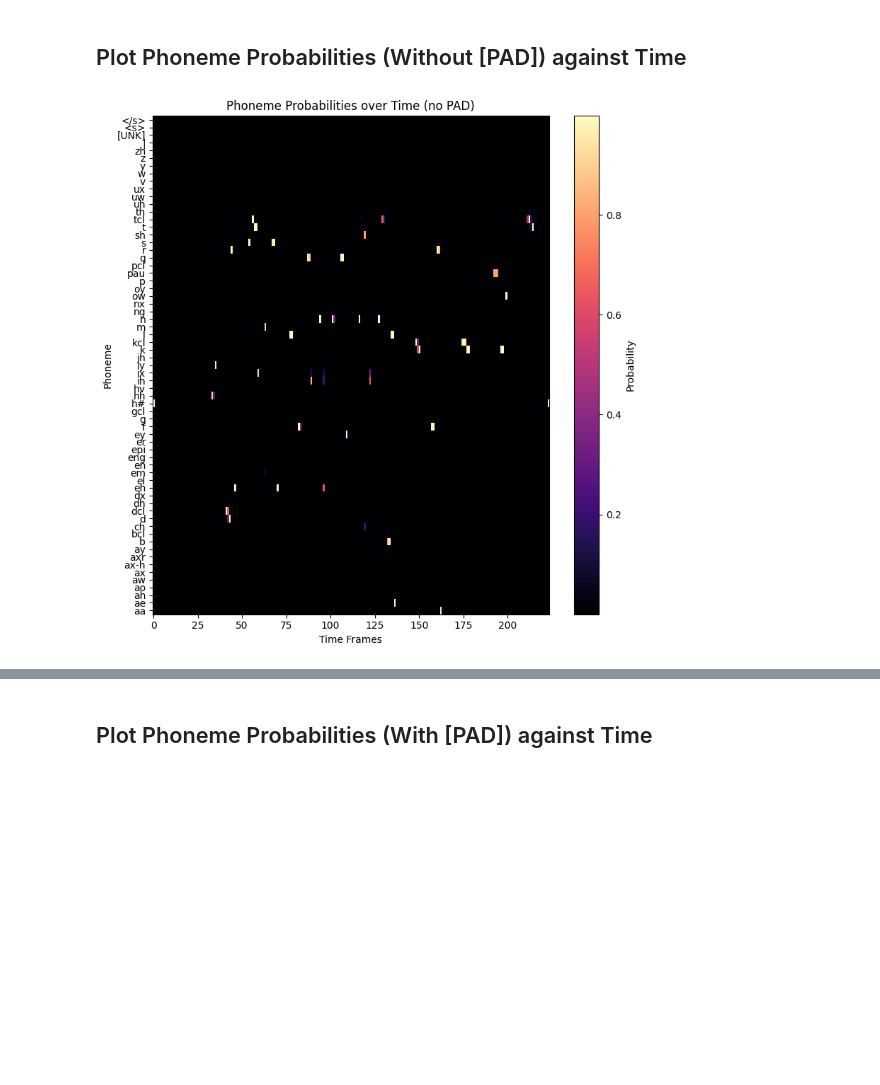
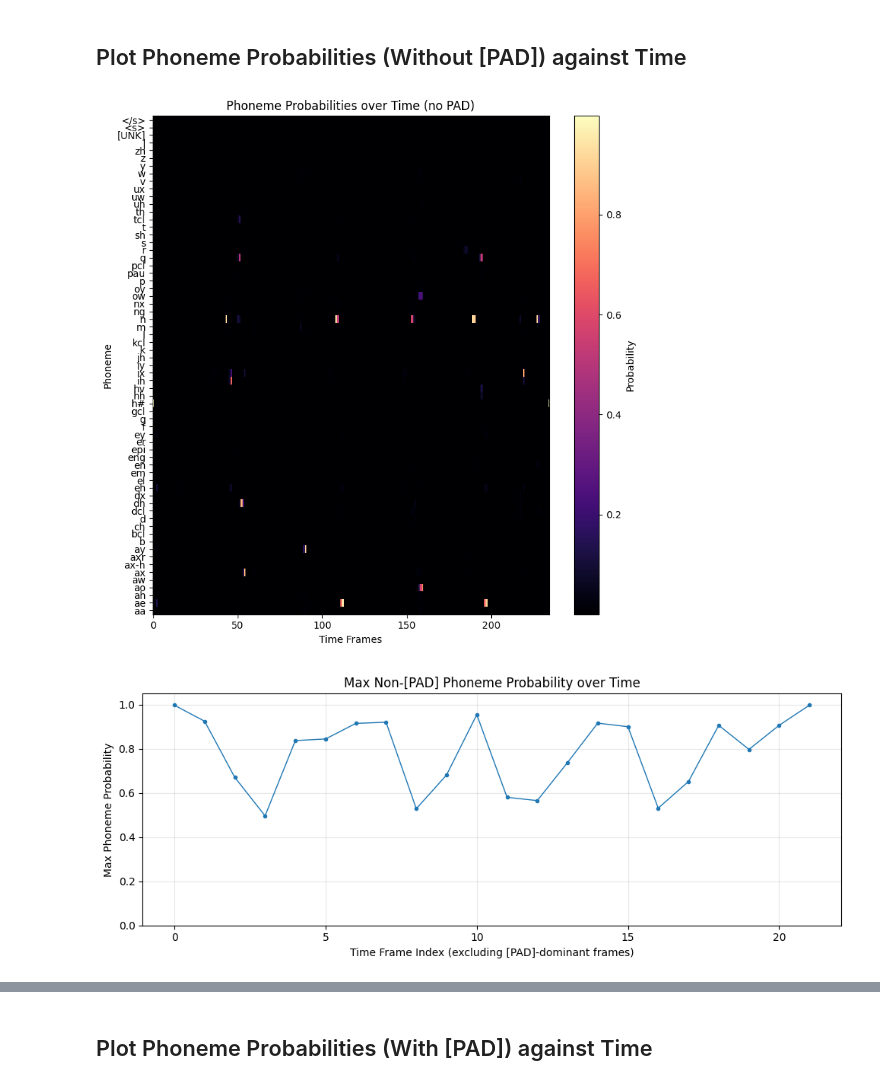
Before and after one commit to LeQi008/dysarthria-mtl, a Jupyter notebook: phonemes/phoneme_exploration.ipynb, the cells around one changed output, grey strips where cells are left out. Saved outputs shown, nothing was run; the diff lists cells and outputs as text; code cells hidden in the pictures; blank space fills up the shorter version.

```diff
--- a/phonemes/phoneme_exploration.ipynb
+++ b/phonemes/phoneme_exploration.ipynb
@@ -16,8 +16,8 @@ torchaudio.set_audio_backend("soundfile")
 
 ## Dysarthric Speech
 # He dresses himself in an ancient black frock coat.
-# audio_path = r"E:\speech_data\M\M02\Session1\wav_headMic\0044.wav"
-audio_path = r"C:\Users\amoph\Desktop\speech_therapy\torgo_dataset\M\M02\Session1\wav_headMic\0044.wav"
+audio_path = r"E:\speech_data\M\M02\Session1\wav_headMic\0044.wav"
+# audio_path = r"C:\Users\amoph\Desktop\speech_therapy\torgo_dataset\M\M02\Session1\wav_headMic\0044.wav"
 waveform, sample_rate = torchaudio.load(audio_path)
 waveform = torchaudio.functional.resample(waveform, sample_rate, 16000)  # most models use 16kHz
 # %% [markdown]
@@ -108,30 +108,71 @@ plot_waveform_with_phonemes(waveform, sample_rate, filtered_phonemes, len(filter
 # %%
 # ==== Plot 2: Phoneme heatmap over time ==== # Without [PAD]
 def plot_phoneme_heatmap(probs, id2phoneme, pad_token="[PAD]"):
     import numpy as np
 
     # Convert tensor to numpy
     probs_np = probs[0].cpu().numpy().T  # Shape: (vocab_size, T)
 
     # Map IDs to phoneme labels
     phoneme_list_full = [id2phoneme[i] for i in range(probs_np.shape[0])]
 
     # Filter out pad token
     keep_indices = [i for i, p in enumerate(phoneme_list_full) if p != pad_token] # Maybe can change this to fit what method 1 is doing
     probs_filtered = probs_np[keep_indices, :]
     phoneme_list = [phoneme_list_full[i] for i in keep_indices]
 
     # Plot
     plt.figure(figsize=(8, 8))
     plt.imshow(probs_filtered, aspect='auto', origin='lower', cmap='magma', interpolation='nearest')
     plt.yticks(ticks=range(len(phoneme_list)), labels=phoneme_list)
     plt.colorbar(label='Probability')
     plt.xlabel("Time Frames")
     plt.ylabel("Phoneme")
     plt.title("Phoneme Probabilities over Time (no PAD)")
     plt.tight_layout()
     plt.show()
 
+def plot_max_phoneme_prob_over_time(probs, id2phoneme, pad_token="[PAD]"):
+    import torch
+    import matplotlib.pyplot as plt
+
+    # Get PAD token ID
+    pad_id = None
+    for idx, phoneme in id2phoneme.items():
+        if phoneme == pad_token:
+            pad_id = idx
+            break
+    if pad_id is None:
+        raise ValueError(f"'{pad_token}' not found in id2phoneme mapping.")
+
+    # Clone and mask out [PAD] probabilities
+    probs_no_pad = probs.clone()
+    probs_no_pad[..., pad_id] = 0.0  # Set [PAD] prob to 0
+
+    # Get max probs across vocab
+    max_probs = probs_no_pad.max(dim=-1).values.squeeze()  # shape: (T,)
+
+    # Mask out frames where [PAD] was the top prediction originally
+    pad_was_top = probs.argmax(dim=-1).squeeze() == pad_id
+    max_probs_filtered = max_probs[~pad_was_top]
+
+    # Plot
+    plt.figure(figsize=(10, 4))
+    plt.plot(max_probs_filtered.numpy(), marker='.', linewidth=1)
+    plt.ylim(0, 1.05)
+    plt.xlabel("Time Frame Index (excluding [PAD]-dominant frames)")
+    plt.ylabel("Max Phoneme Probability")
+    plt.title("Max Non-[PAD] Phoneme Probability over Time")
+    plt.grid(True, alpha=0.3)
+    plt.tight_layout()
+    plt.show()
+
+# Map ID to phoneme (frame-wise)
+vocab = processor.tokenizer.get_vocab()
+id2phoneme = {v: k for k, v in vocab.items()}
+
 plot_phoneme_heatmap(probs, id2phoneme)
+plot_max_phoneme_prob_over_time(probs, id2phoneme)
 # %% [output]
-[figure, old version]
+[figure, new version]
+[figure, added]
```
Also changed, not shown: parts of 6 cells of this notebook.
